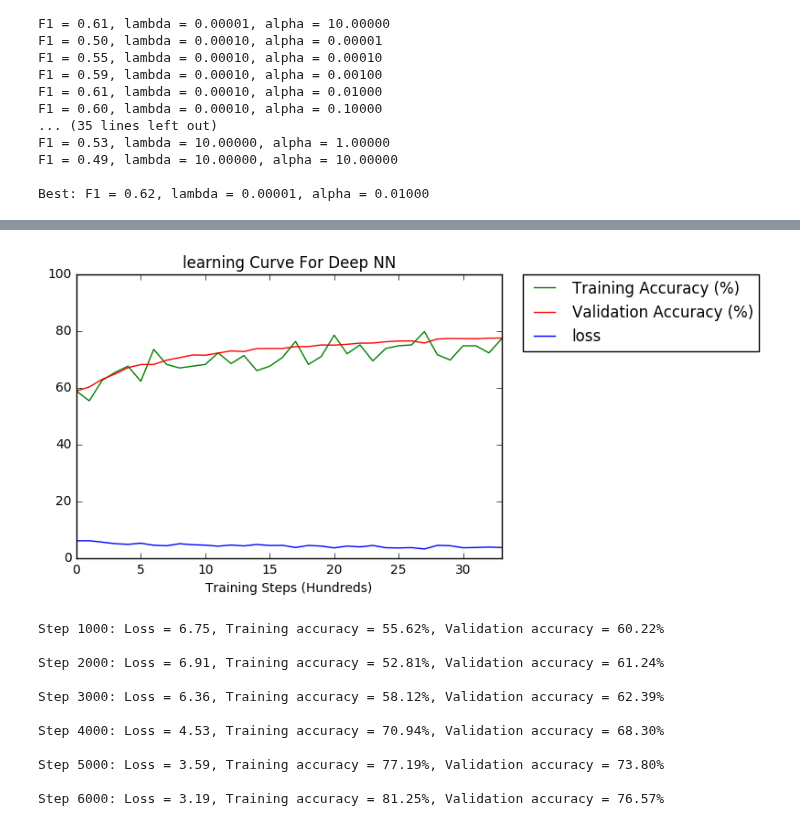
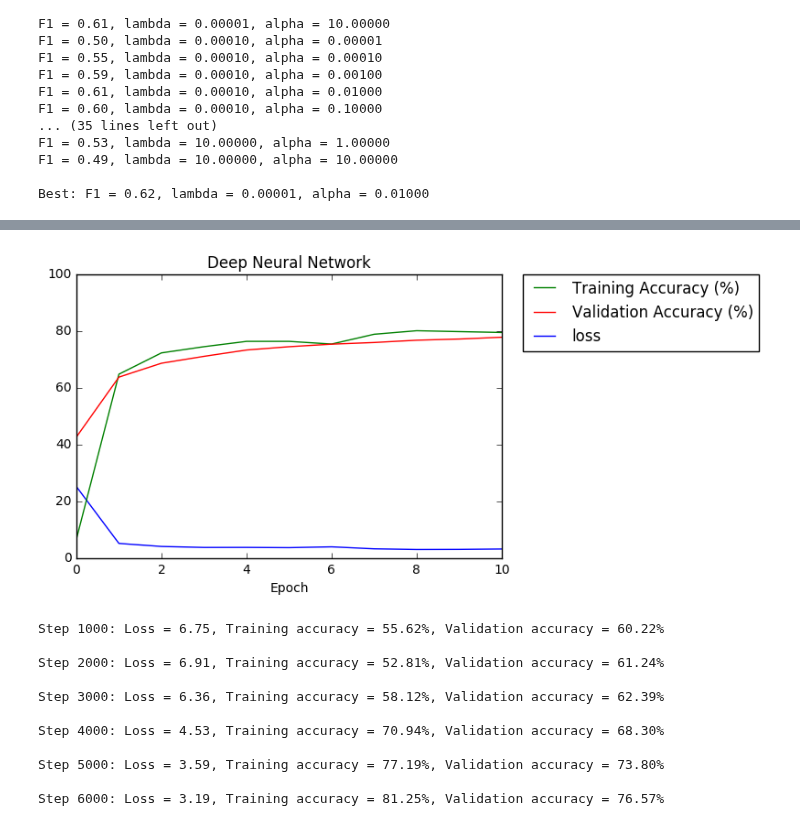
Before and after one commit to charlescc9/deep-learning-image-classification, a Jupyter notebook: svhn_large.ipynb, the cells around one changed output, grey strips where cells are left out. Drawn from its saved outputs; the diff is of its cells as text; code cells hidden in the pictures.

```diff
--- a/svhn_large.ipynb
+++ b/svhn_large.ipynb
@@ -467,7 +467,7 @@ with tf.Session(graph=graph) as session:
         _, l, preds = session.run([optimizer, loss, train_preds], feed_dict)
 
         # Report validation accuracy
-        if i % 1000 == 0 and i != 0:
+        if i % int(steps_num / epochs) == 0:
             losses.append(l)
             train_accuracy = accuracy(preds, batch_y)
             train_accuracies.append(train_accuracy)
@@ -476,21 +476,20 @@ with tf.Session(graph=graph) as session:
             valid_accuracies.append(valid_accuracy)
             valid_f1 = f1(valid_preds_eval, valid_y)
 
-            print('Step %d: Loss = %.2f, Training accuracy = %.2f%%, Validation accuracy = %.2f%%, Validation F1 = %.2f%%\n'
-                  % (i, l, train_accuracy, valid_accuracy, valid_f1))
+            print('Epoch %d: Loss = %.2f, Training accuracy = %.2f%%, Validation accuracy = %.2f%%\n'
+                  % (int(i / int(steps_num / epochs)), l, train_accuracy, valid_accuracy))
 
     test_preds_eval = test_preds.eval()
-    print('Test set: accuracy = %.2f%%, F1 = %.2f%%'
-          % (accuracy(test_preds_eval, test_y), f1(test_preds_eval, test_y)))
+    print('Test set accuracy = %.2f%%' % accuracy(test_preds_eval, test_y))
 
 # Plot training graph to access performance
 l, = plt.plot(losses)
 ta, = plt.plot(train_accuracies)
 va, = plt.plot(valid_accuracies)
-plt.xlabel('Training Steps (hundreds)')
+plt.xlabel('Epoch')
 plt.ylim(0, 100)
-plt.xlim(0, 33)
-plt.title('learning Curve For Linear NN')
+plt.xlim(0, 10)
+plt.title('Linear Neural Network')
 plt.legend([ta, va, l], ['Training Accuracy (%)', 'Validation Accuracy (%)', 'loss'],
            bbox_to_anchor=(1.05, 1), loc=2, borderaxespad=0.)
 plt.show()
@@ -523,9 +522,6 @@ for reg in [1e-5, 1e-4, 1e-3, 1e-2, 1e-1, 1e0, 1e1]:
         batch_size = 64
         steps_num = int(len(train_y) / batch_size * epochs)
         flat_data_size = img_size * img_size * channels_num
-        train_accuracies = []
-        valid_accuracies = []
-        losses = []
 
         # Graph
         graph = tf.Graph()
@@ -771,7 +776,7 @@ with tf.Session(graph=graph) as session:
         _, l, preds = session.run([optimizer, loss, train_preds], feed_dict)
 
         # Report validation accuracy
-        if i % 1000 == 0 and i != 0:
+        if i % int(steps_num / epochs) == 0:
             losses.append(l)
             train_accuracy = accuracy(preds, batch_y)
             train_accuracies.append(train_accuracy)
@@ -780,21 +785,20 @@ with tf.Session(graph=graph) as session:
             valid_accuracies.append(valid_accuracy)
             valid_f1 = f1(valid_preds_eval, valid_y)
 
-            print('Step %d: Loss = %.2f, Training accuracy = %.2f%%, Validation accuracy = %.2f%%, Validation F1 = %.2f%%\n'
-                  % (i, l, train_accuracy, valid_accuracy, valid_f1))
+            print('Epoch %d: Loss = %.2f, Training accuracy = %.2f%%, Validation accuracy = %.2f%%\n'
+                  % (int(i / int(steps_num / epochs)), l, train_accuracy, valid_accuracy))
 
     test_preds_eval = test_preds.eval()
-    print('Test set: accuracy = %.2f%%, F1 = %.2f%%'
-          % (accuracy(test_preds_eval, test_y), f1(test_preds_eval, test_y)))
+    print('Test set accuracy = %.2f%%' % accuracy(test_preds_eval, test_y))
 
 # Plot training graph to access performance
 l, = plt.plot(losses)
 ta, = plt.plot(train_accuracies)
 va, = plt.plot(valid_accuracies)
-plt.xlabel('Training Steps (Hundreds)')
+plt.xlabel('Epoch')
 plt.ylim(0, 100)
-plt.xlim(0, 33)
-plt.title('learning Curve For Deep NN')
+plt.xlim(0, 10)
+plt.title('Deep Neural Network')
 plt.legend([ta, va, l], ['Training Accuracy (%)', 'Validation Accuracy (%)', 'loss'],
            bbox_to_anchor=(1.05, 1), loc=2, borderaxespad=0.)
 plt.show()
@@ -819,4 +823,4 @@ Test set: accuracy = 82.05%, F1 = 0.81%
-[figure, old version]
+[figure, new version]
 # %%
 """ CONVOLUTIONAL NEURAL NETWORK """
 
```
Also changed, not shown: parts of 5 cells of this notebook.
